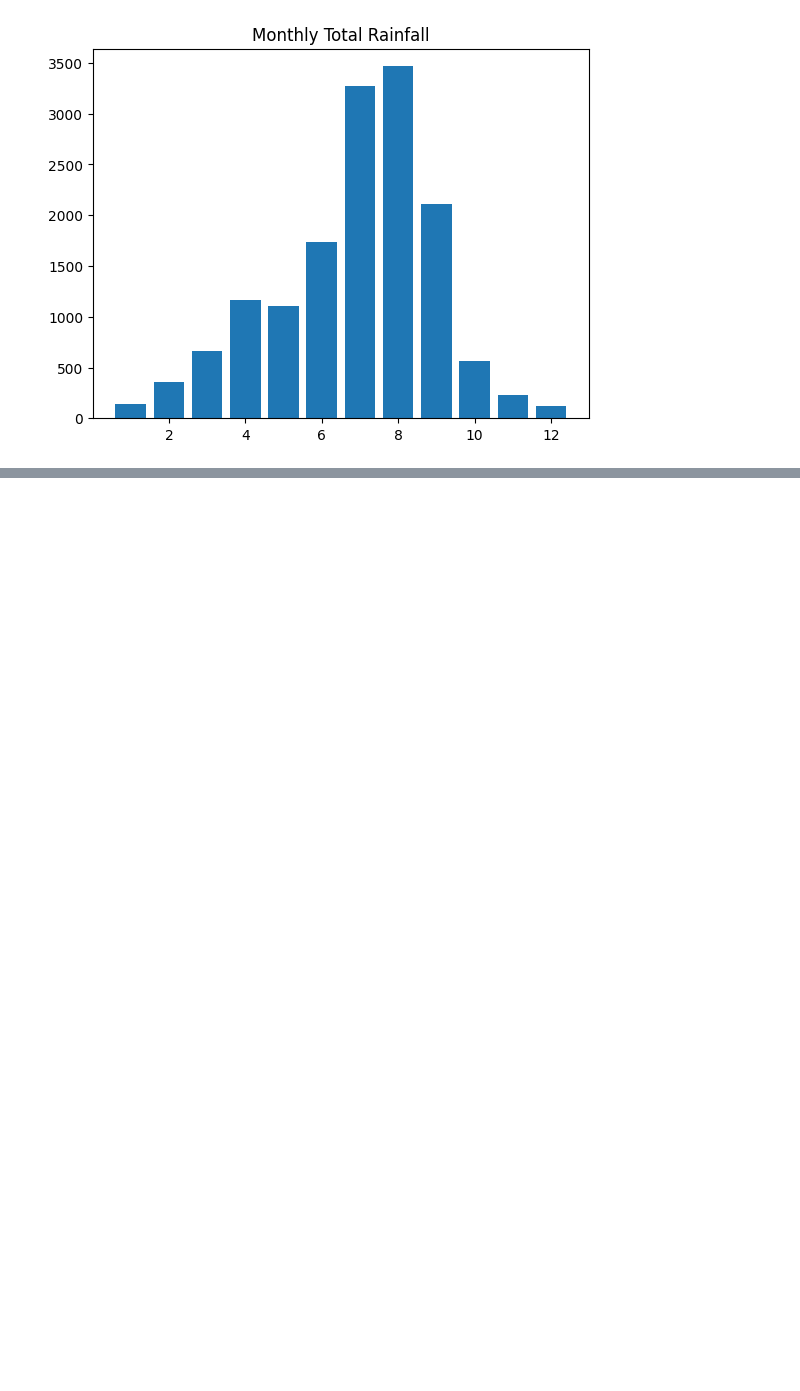
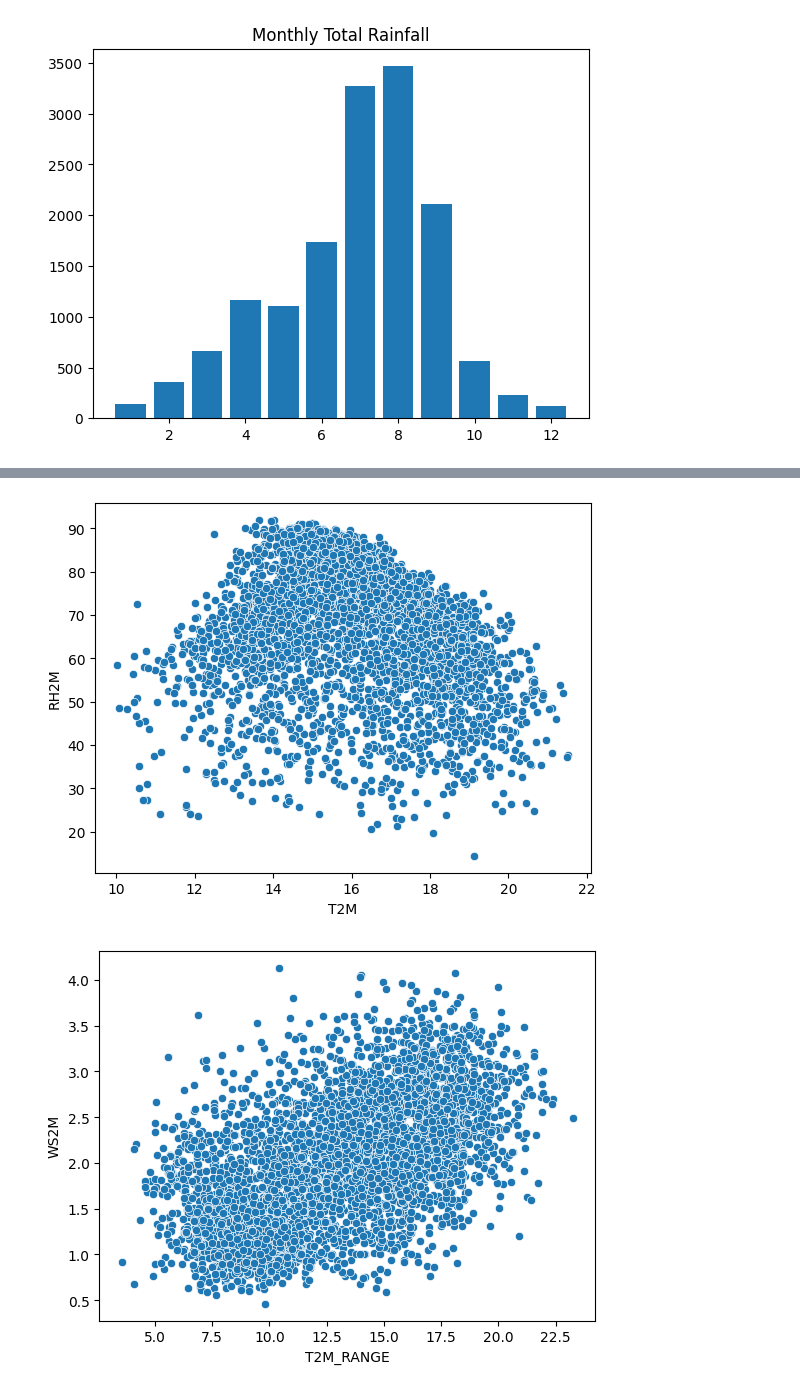
Before and after one commit to fenet-as/climate-challenge-week0, a Jupyter notebook: notebooks/ethiopia_eda.ipynb, the cells around one changed output, grey strips where cells are left out. Cells and saved outputs as stored; diff of their text form; code cells hidden in the pictures; blank space fills up the shorter version.

```diff
--- a/notebooks/ethiopia_eda.ipynb
+++ b/notebooks/ethiopia_eda.ipynb
@@ -127,0 +135,9 @@ plt.show()
+# %%
+sns.scatterplot(data=df, x="T2M", y="RH2M")
+plt.show()
+
+sns.scatterplot(data=df, x="T2M_RANGE", y="WS2M")
+plt.show()
+# %% [output]
+[figure, added]
+[figure, added]
```
Also changed, not shown: parts of 1 cell of this notebook.
